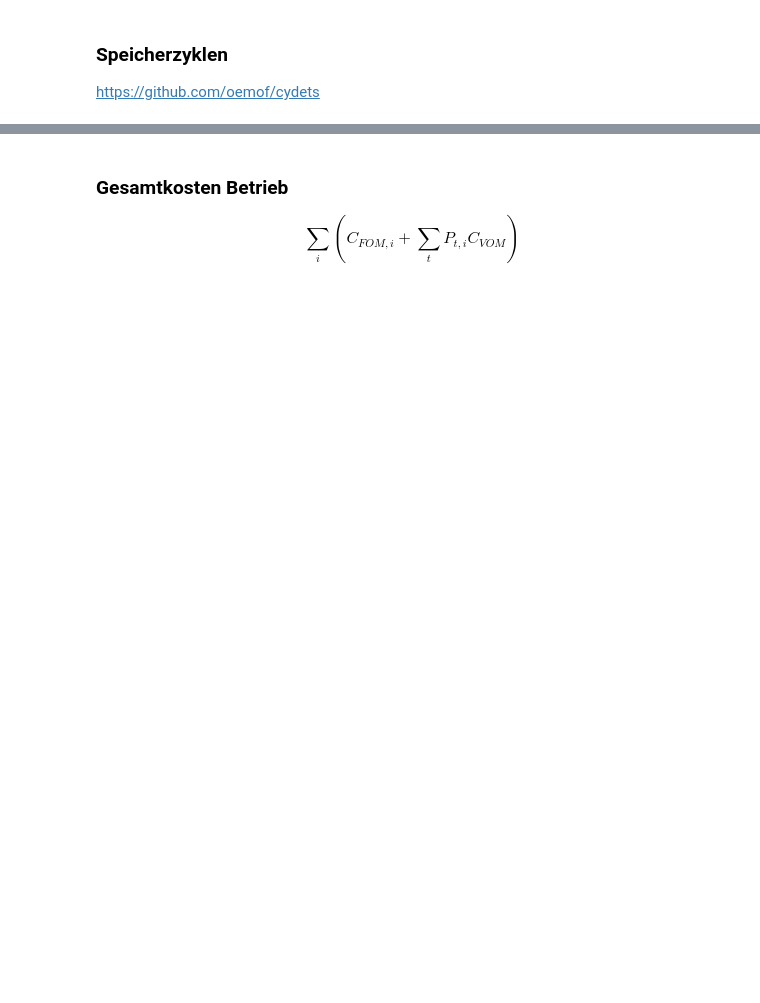
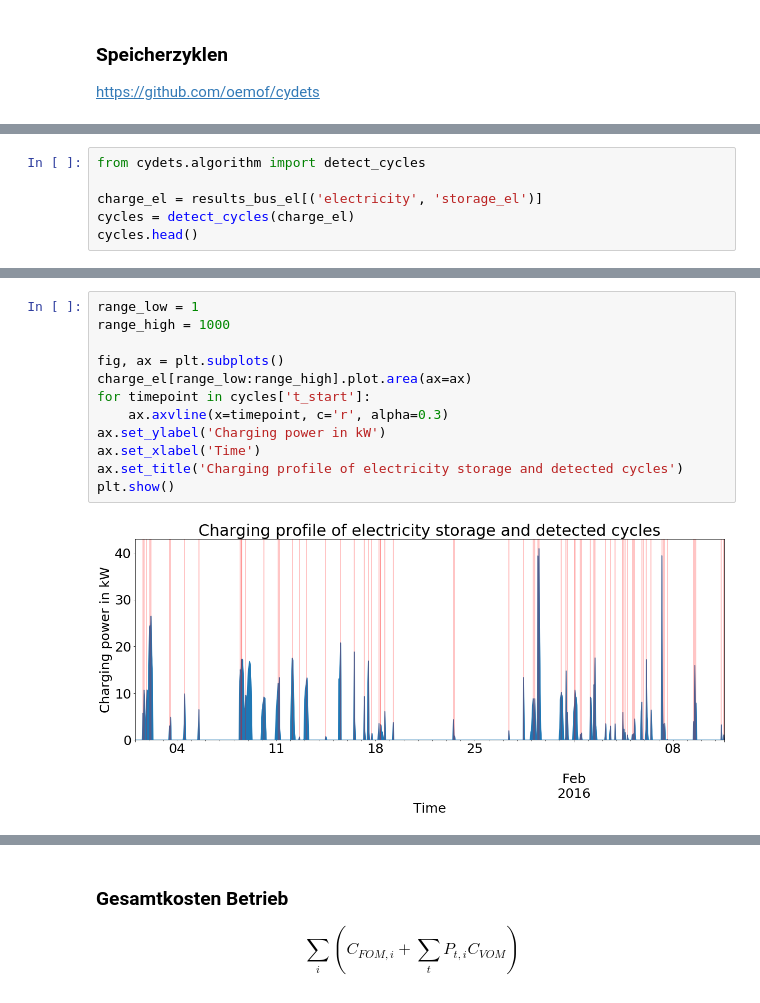
Before and after one commit to rl-institut/workshop, a Jupyter notebook: oemof/2_Beispiel_und_Uebung/2_Processing_results_and_plotting.ipynb, the cells around one changed output, grey strips where cells are left out. Cells and saved outputs as stored; diff of their text form; blank space fills up the shorter version.

```diff
--- a/oemof/2_Beispiel_und_Uebung/2_Processing_results_and_plotting.ipynb
+++ b/oemof/2_Beispiel_und_Uebung/2_Processing_results_and_plotting.ipynb
@@ -283,0 +289,6 @@ import pydets
+# %%
+from cydets.algorithm import detect_cycles
+
+charge_el = results_bus_el[('electricity', 'storage_el')]
+cycles = detect_cycles(charge_el)
+cycles.head()
@@ -283,0 +302,14 @@ import pydets
+# %%
+range_low = 1
+range_high = 1000
+
+fig, ax = plt.subplots()
+charge_el[range_low:range_high].plot.area(ax=ax)
+for timepoint in cycles['t_start']:
+    ax.axvline(x=timepoint, c='r', alpha=0.3)
+ax.set_ylabel('Charging power in kW')
+ax.set_xlabel('Time')
+ax.set_title('Charging profile of electricity storage and detected cycles')
+plt.show()
+# %% [output]
+[figure, added]
```
Also changed, not shown: parts of 34 cells of this notebook.
